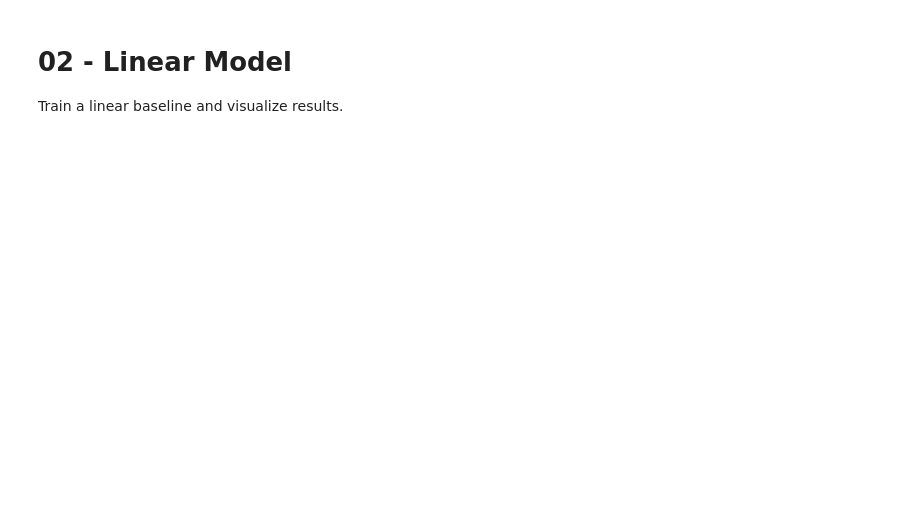
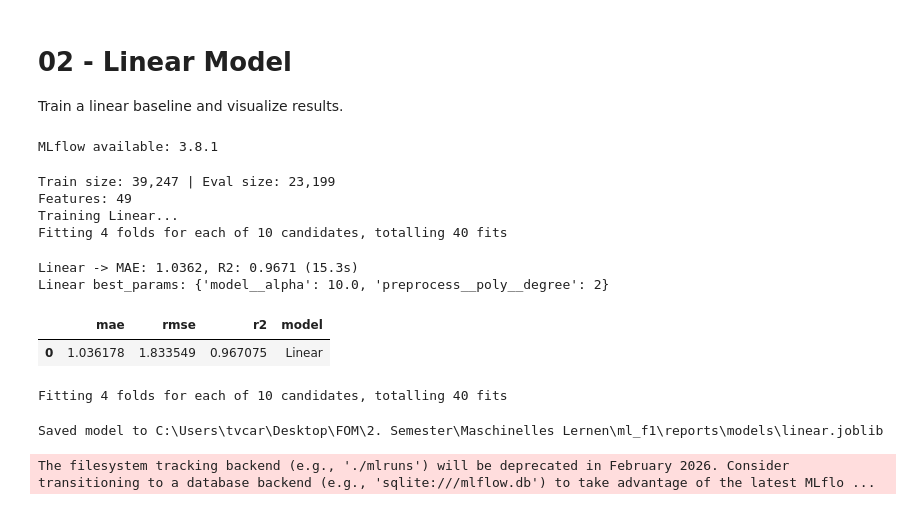
Before and after one commit to Exraay/ml_f1, a Jupyter notebook: notebooks/02_model_linear.ipynb, the cells around one changed output. Cells and saved outputs as stored; diff of their text form; code cells hidden in the pictures; blank space fills up the shorter version.

Commit message:
model comp

```diff
--- a/notebooks/02_model_linear.ipynb
+++ b/notebooks/02_model_linear.ipynb
@@ -22,8 +22,8 @@ from src.split import SplitConfig
 
 SEED = 42
 
-SMALL_MODE = True  # toggle for quick iteration
-TUNE_MODE = "fast"  # off | fast | full
+SMALL_MODE = False  # toggle for quick iteration
+TUNE_MODE = "full"  # off | fast | full
 SEARCH_VERBOSE = 2  # sklearn CV logging
 SEARCH_N_ITER = None  # only used for randomized search
 
@@ -56,33 +56,43 @@ LINEAR_PARAM_GRID = {
 }
 if SMALL_MODE:
     LINEAR_ALPHA = 1.0
     SEARCH_N_ITER = 6
     LINEAR_PARAM_GRID = {
         "model__alpha": [0.5, 1.0, 5.0],
         "preprocess__poly__degree": [1, 2],
     }
 
 split_config = SplitConfig(test_rounds=None)
 df, metadata = load_dataset()
 train_df, val_df, trainval_df, test_df, features = prepare_features(df, metadata, split_config=split_config)
 
 X_train = train_df[features]
 y_train = train_df["LapTimeSeconds"].to_numpy()
 X_val = val_df[features]
 y_val = val_df["LapTimeSeconds"].to_numpy()
 
 base = make_pipeline(make_linear_model(SEED, alpha=LINEAR_ALPHA), features)
 model = build_search(
     "Linear",
     base,
     random_state=SEED,
     mode=TUNE_MODE,
     param_grid=LINEAR_PARAM_GRID,
     n_iter=SEARCH_N_ITER,
     search_verbose=SEARCH_VERBOSE,
 )
 metrics, preds, fitted = evaluate_models({"Linear": model}, X_train, y_train, X_val, y_val)
 metrics
+# %% [output]
+MLflow available: 3.8.1
+Train size: 39,247 | Eval size: 23,199
+Features: 49
+Training Linear...
+Fitting 4 folds for each of 10 candidates, totalling 40 fits
+Linear -> MAE: 1.0362, R2: 0.9671 (15.3s)
+Linear best_params: {'model__alpha': 10.0, 'preprocess__poly__degree': 2}
+|  | mae | rmse | r2 | model |
+| 0 | 1.036178 | 1.833549 | 0.967075 | Linear |
 # %%
 best = fitted["Linear"]
 X_trainval = trainval_df[features]
@@ -93,6 +103,8 @@ best.fit(X_trainval, y_trainval)
 test_pred = best.predict(X_test)
 
 plot_actual_vs_pred(y_test, test_pred, title="Linear: Predicted vs Actual")
+# %% [output]
+Fitting 4 folds for each of 10 candidates, totalling 40 fits
 # %%
 plot_error_distribution(y_test, test_pred, title="Linear: Residuals")
 # %%
@@ -140,3 +152,6 @@ if MLFLOW_ENABLED:
 
             if SAVE_MODEL and MODEL_PATH.exists():
                 mlflow.log_artifact(str(MODEL_PATH), artifact_path="models")
+# %% [output]
+Saved model to C:\Users\tvcar\Desktop\FOM\2. Semester\Maschinelles Lernen\ml_f1\reports\models\linear.joblib
+The filesystem tracking backend (e.g., './mlruns') will be deprecated in February 2026. Consider transitioning to a database backend (e.g., 'sqlite:///mlflow.db') to take advantage of the latest MLflo ...
```
Also changed, not shown: 3 other files.
